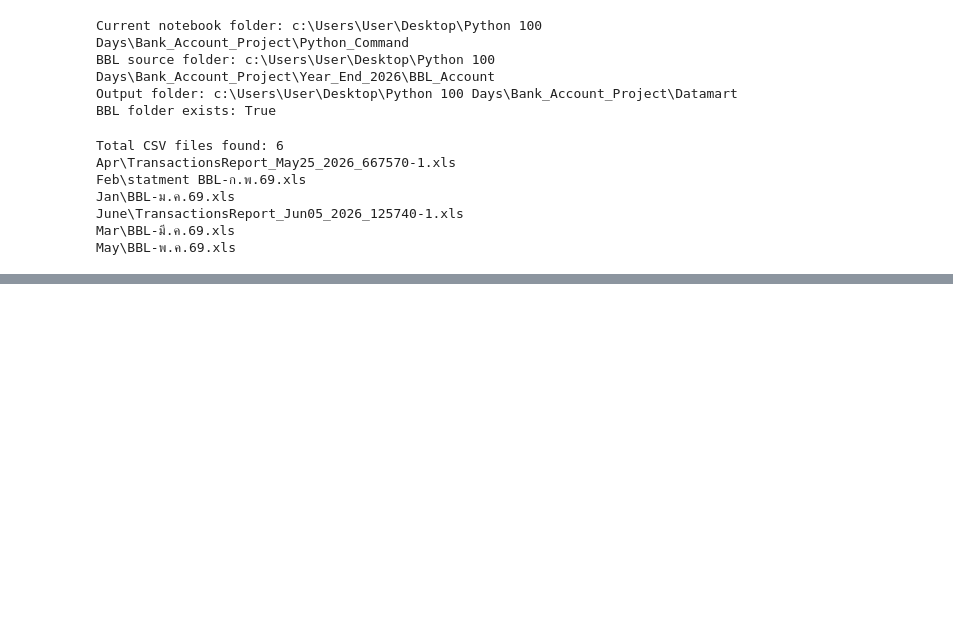
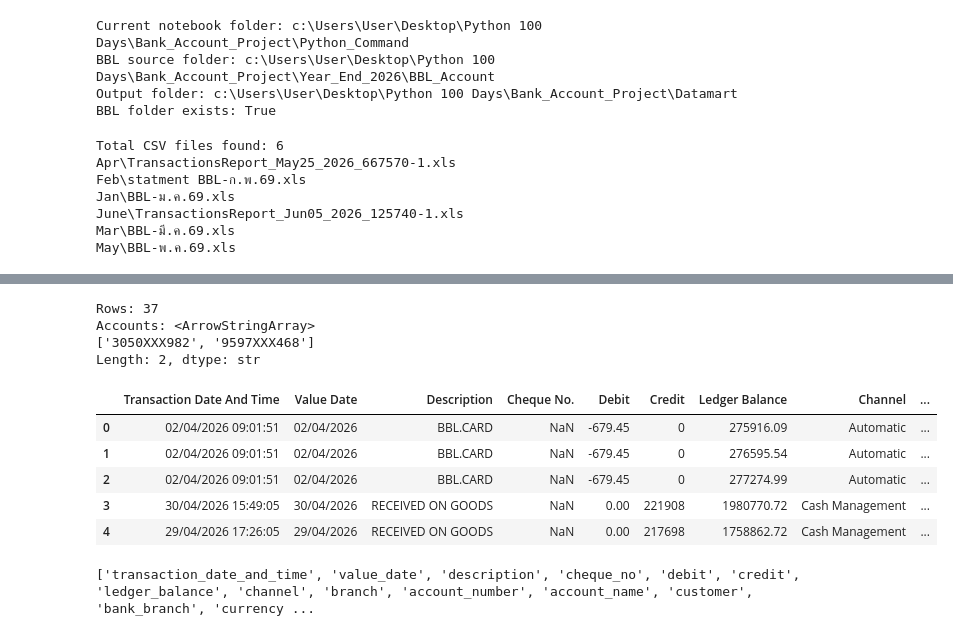
Before and after one commit to tawanwetaya-debug/bank_statement, a Jupyter notebook: Python_Command/BBL.ipynb, the cells around one changed output, grey strips where cells are left out. Saved outputs shown, nothing was run; the diff lists cells and outputs as text; code cells hidden in the pictures; blank space fills up the shorter version.

```diff
--- a/Python_Command/BBL.ipynb
+++ b/Python_Command/BBL.ipynb
@@ -54,0 +303,34 @@ UnicodeDecodeError: 'utf-8' codec can't decode byte 0xd0 in position 0: invalid
+# %%
+sample_file = bbl_files[0]
+
+bbl_sample = read_bbl_statement(sample_file)
+
+print("Rows:", len(bbl_sample))
+print("Accounts:", bbl_sample["account_number"].unique())
+
+display(bbl_sample.head())
+# %% [output]
+Rows: 37
+Accounts: <ArrowStringArray>
+['3050XXX982', '9597XXX468']
+Length: 2, dtype: str
+|  | Transaction Date And Time | Value Date | Description | Cheque No. | Debit | Credit | Ledger Balance | Channel | ... |
+| 0 | 02/04/2026 09:01:51 | 02/04/2026 | BBL.CARD | NaN | -679.45 | 0 | 275916.09 | Automatic | ... |
+| 1 | 02/04/2026 09:01:51 | 02/04/2026 | BBL.CARD | NaN | -679.45 | 0 | 276595.54 | Automatic | ... |
+| 2 | 02/04/2026 09:01:51 | 02/04/2026 | BBL.CARD | NaN | -679.45 | 0 | 277274.99 | Automatic | ... |
+| 3 | 30/04/2026 15:49:05 | 30/04/2026 | RECEIVED ON GOODS | NaN | 0.00 | 221908 | 1980770.72 | Cash Management | ... |
+| 4 | 29/04/2026 17:26:05 | 29/04/2026 | RECEIVED ON GOODS | NaN | 0.00 | 217698 | 1758862.72 | Cash Management | ... |
+# %%
+bbl_sample.columns = (
+    bbl_sample.columns
+    .astype(str)
+    .str.strip()
+    .str.lower()
+    .str.replace("\n", " ", regex=False)
+    .str.replace(r"\s+", "_", regex=True)
+    .str.replace(".", "", regex=False)
+)
+
+print(bbl_sample.columns.tolist())
+# %% [output]
+['transaction_date_and_time', 'value_date', 'description', 'cheque_no', 'debit', 'credit', 'ledger_balance', 'channel', 'branch', 'account_number', 'account_name', 'customer', 'bank_branch', 'currency ...
```
Also changed, not shown: parts of 14 cells of this notebook, 5 other files.
